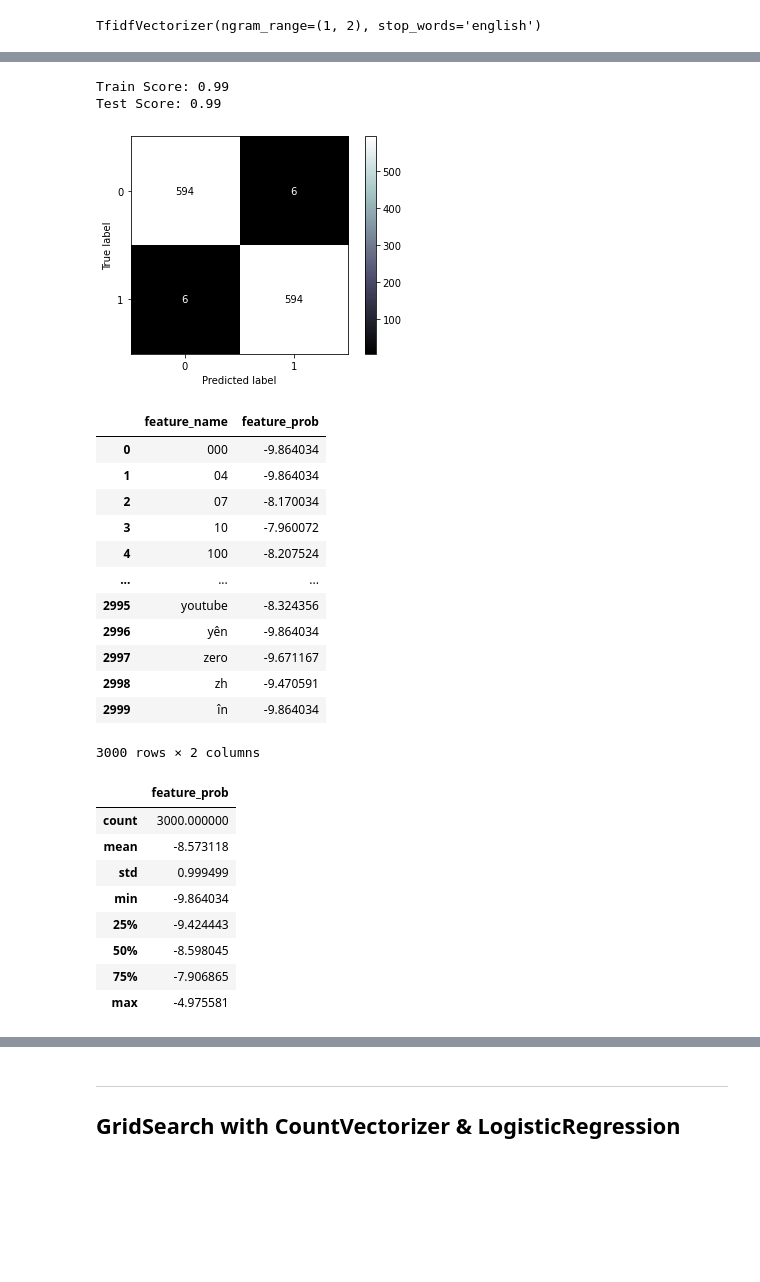
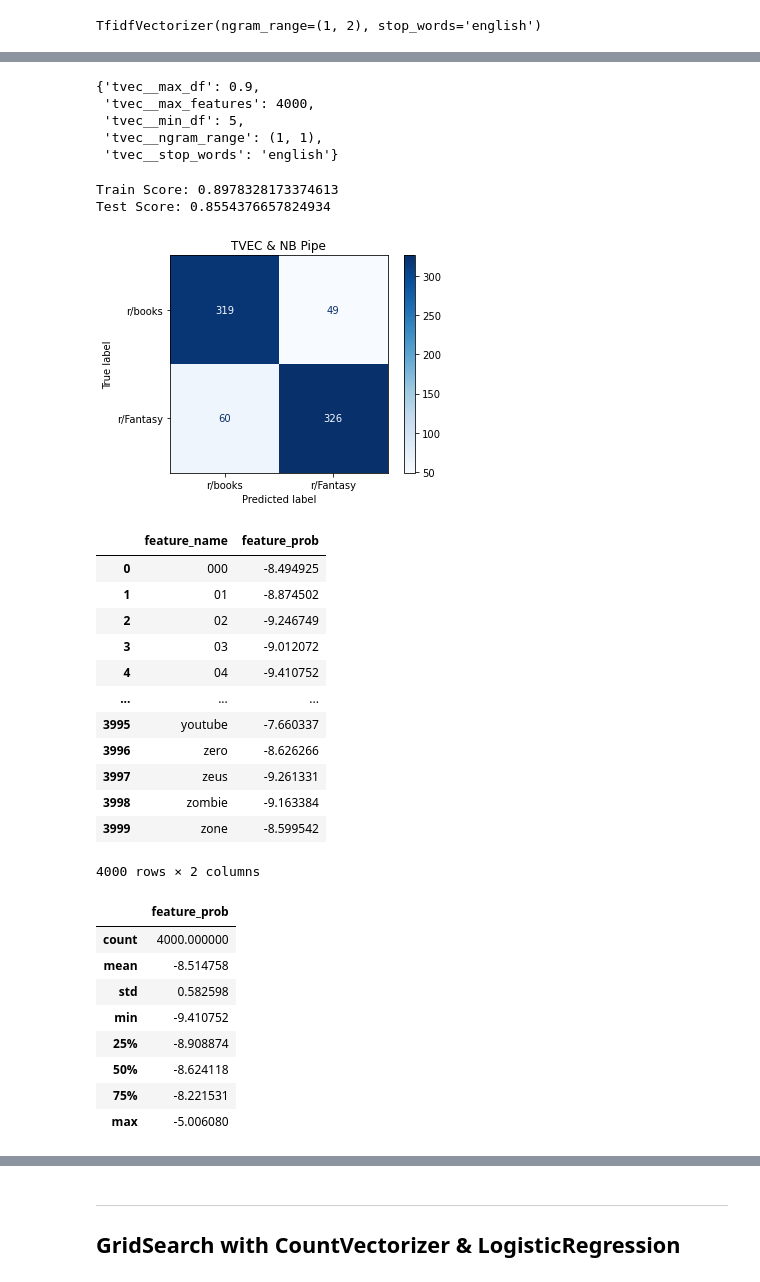
Before and after one commit to sbhewitt/NLP_Classification_Project, a Jupyter notebook: 02_Book_Preprocessing_Modeling.ipynb, the cells around one changed output, grey strips where cells are left out. Cells and saved outputs as stored; diff of their text form; code cells hidden in the pictures; blank space fills up the shorter version.

```diff
--- a/02_Book_Preprocessing_Modeling.ipynb
+++ b/02_Book_Preprocessing_Modeling.ipynb
@@ -90,0 +59,7 @@ books_data
+# %%
+import nltk
+stopwords = nltk.corpus.stopwords.words('english')
+new_words=('book', 'books', 'cuckholdry')
+for i in new_words:
+    stopwords.append(i)
+print(stopwords)
@@ -397,8 +459,9 @@ pipe_tvec = Pipeline([
 ])
 
 pipe_tvec_params = {
-    'tvec__max_features': [2_000, 3_000],
+    'tvec__max_features': [2_000, 3_000, 4_000],
     'tvec__ngram_range': [(1, 1), (1, 2)],
-    'tvec__min_df': [2, 3], # min num of documents needed in percentage
-    'tvec__max_df': [.9, .95], # max num of documents needed in percentage
+    'tvec__min_df': [2, 3, 4, 5], # min num of documents needed in percentage
+    'tvec__max_df': [.9, .95],# max num of documents needed in percentage
+    'tvec__stop_words': ['english', stopwords]
 }
@@ -421,9 +512,17 @@ GridSearchCV(cv=5,
+# %%
+gs_tvec.best_params_
+# %% [output]
+{'tvec__max_df': 0.9,
+ 'tvec__max_features': 4000,
+ 'tvec__min_df': 5,
+ 'tvec__ngram_range': (1, 1),
+ 'tvec__stop_words': 'english'}
 # %%
 print(f'Train Score: {gs_tvec.score(X_train, y_train)}')
-print(f'Test Score: {gs_tvec.score(X_train, y_train)}')
+print(f'Test Score: {gs_tvec.score(X_test, y_test)}')
 # %% [output]
-Train Score: 0.99
-Test Score: 0.99
+Train Score: 0.8978328173374613
+Test Score: 0.8554376657824934
 # %%
 # predictions
 preds_tvec = gs_tvec.predict(X_test)
@@ -431,9 +530,10 @@ preds_tvec = gs_tvec.predict(X_test)
 # confusion matrix values
 tn, fp, fn, tp = confusion_matrix(y_test, preds_tvec).ravel()
 # %%
-plot_confusion_matrix(gs_tvec, X_test, y_test, cmap = 'bone', values_format = 'd');
+plot_confusion_matrix(gs_tvec, X_test, y_test, cmap = 'Blues', display_labels = ['r/books', 'r/Fantasy'])
+plt.title('TVEC & NB Pipe');
 # %% [output]
-[figure, old version]
+[figure, new version]
 # %%
 gs_tvec_feature_probs = gs_tvec.best_estimator_.named_steps['nb'].feature_log_prob_[0]
 # %%
@@ -446,30 +546,30 @@ zipped_df = pd.DataFrame(zipped, columns = ['feature_name', 'feature_prob'])
 zipped_df
 # %% [output]
 |  | feature_name | feature_prob |
-| 0 | 000 | -9.864034 |
-| 1 | 04 | -9.864034 |
-| 2 | 07 | -8.170034 |
-| 3 | 10 | -7.960072 |
-| 4 | 100 | -8.207524 |
+| 0 | 000 | -8.494925 |
+| 1 | 01 | -8.874502 |
+| 2 | 02 | -9.246749 |
+| 3 | 03 | -9.012072 |
+| 4 | 04 | -9.410752 |
 | ... | ... | ... |
-| 2995 | youtube | -8.324356 |
-| 2996 | yên | -9.864034 |
-| 2997 | zero | -9.671167 |
-| 2998 | zh | -9.470591 |
-| 2999 | în | -9.864034 |
+| 3995 | youtube | -7.660337 |
+| 3996 | zero | -8.626266 |
+| 3997 | zeus | -9.261331 |
+| 3998 | zombie | -9.163384 |
+| 3999 | zone | -8.599542 |
-3000 rows × 2 columns
+4000 rows × 2 columns
 # %%
 zipped_df.describe()
 # %% [output]
 |  | feature_prob |
-| count | 3000.000000 |
-| mean | -8.573118 |
-| std | 0.999499 |
-| min | -9.864034 |
-| 25% | -9.424443 |
-| 50% | -8.598045 |
-| 75% | -7.906865 |
-| max | -4.975581 |
+| count | 4000.000000 |
+| mean | -8.514758 |
+| std | 0.582598 |
+| min | -9.410752 |
+| 25% | -8.908874 |
+| 50% | -8.624118 |
+| 75% | -8.221531 |
+| max | -5.006080 |
 # %%
 zipped_df.max()
 # %% [output]
```
Also changed, not shown: parts of 61 cells of this notebook, 7 other files.
